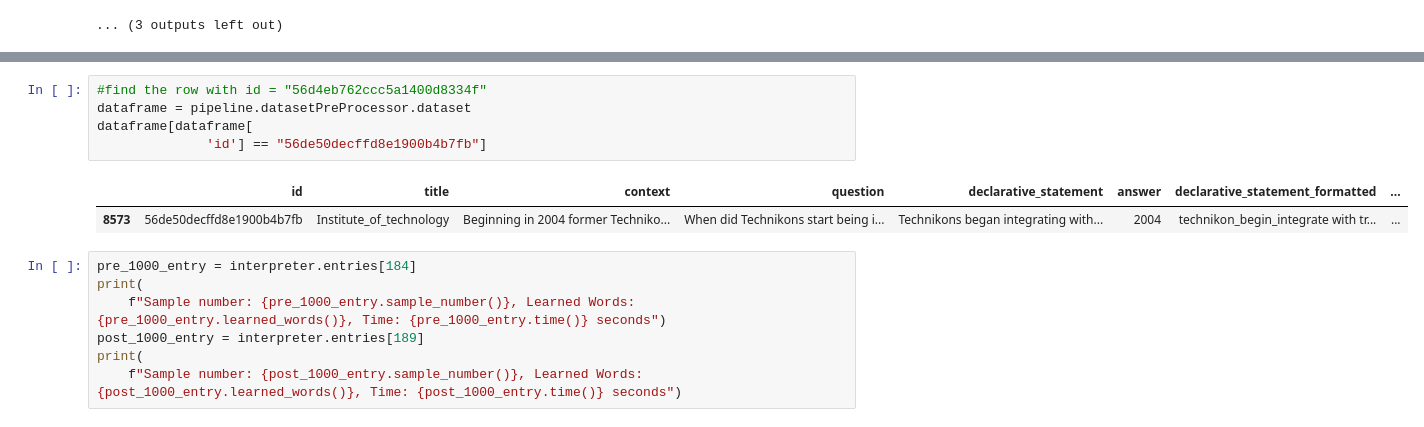
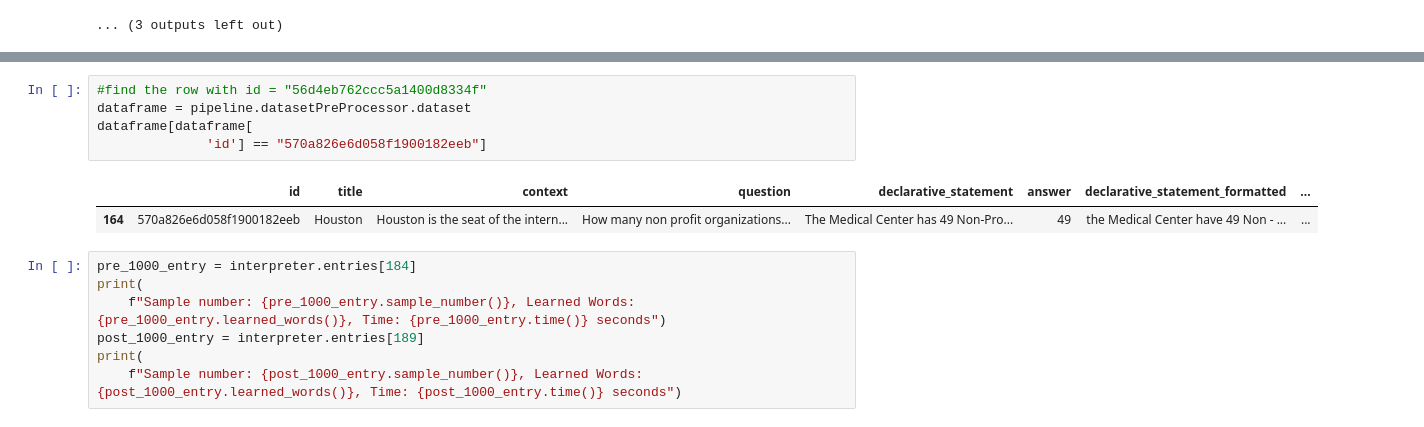
Before and after one commit to cjwalmsley/Training-and-evaluating-cognitive-language-models, a Jupyter notebook: debug_notebook.ipynb, the cells around one changed output, grey strips where cells are left out. Cells and saved outputs as stored; diff of their text form.

```diff
--- a/debug_notebook.ipynb
+++ b/debug_notebook.ipynb
@@ -168,11 +166,11 @@ plot_time_taken_vs_sample_count(interpreter)
 # %%
 #find the row with id = "56d4eb762ccc5a1400d8334f"
 dataframe = pipeline.datasetPreProcessor.dataset
 dataframe[dataframe[
-              'id'] == "56de50decffd8e1900b4b7fb"]
+              'id'] == "570a826e6d058f1900182eeb"]
 # %% [output]
 |  | id | title | context | question | declarative_statement | answer | declarative_statement_formatted | ... |
-| 8573 | 56de50decffd8e1900b4b7fb | Institute_of_technology | Beginning in 2004 former Techniko... | When did Technikons start being i... | Technikons began integrating with... | 2004 | technikon_begin_integrate with tr... | ... |
+| 164 | 570a826e6d058f1900182eeb | Houston | Houston is the seat of the intern... | How many non profit organizations... | The Medical Center has 49 Non-Pro... | 49 | the Medical Center have 49 Non - ... | ... |
 # %%
 pre_1000_entry = interpreter.entries[184]
 print(
```
Also changed, not shown: parts of 6 cells of this notebook, 3 other files.
